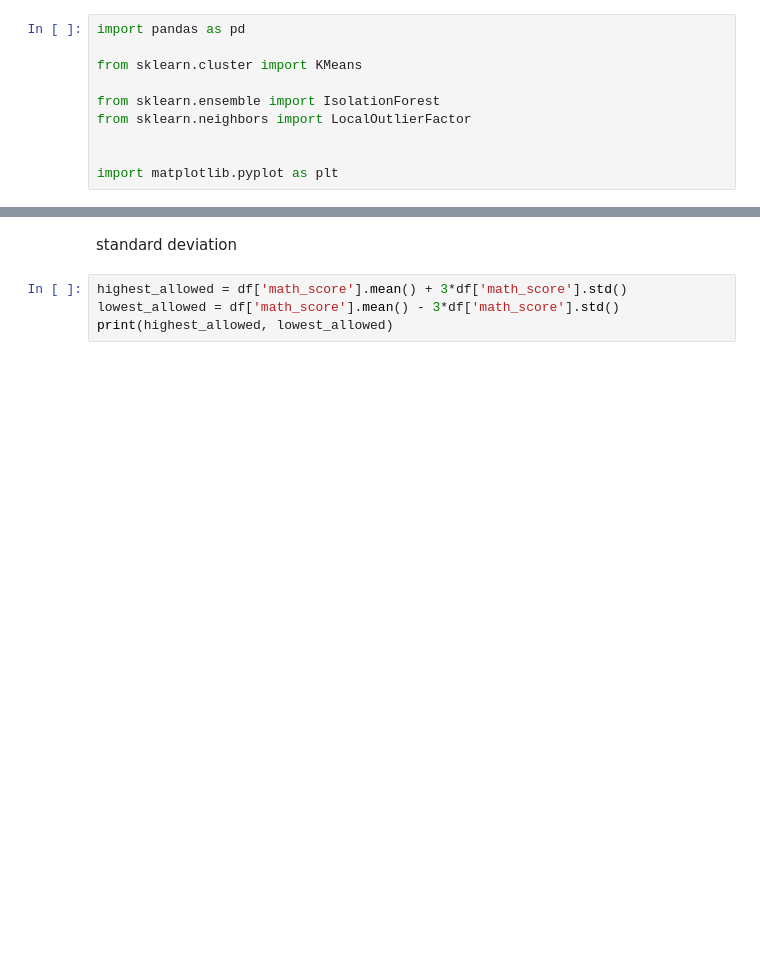
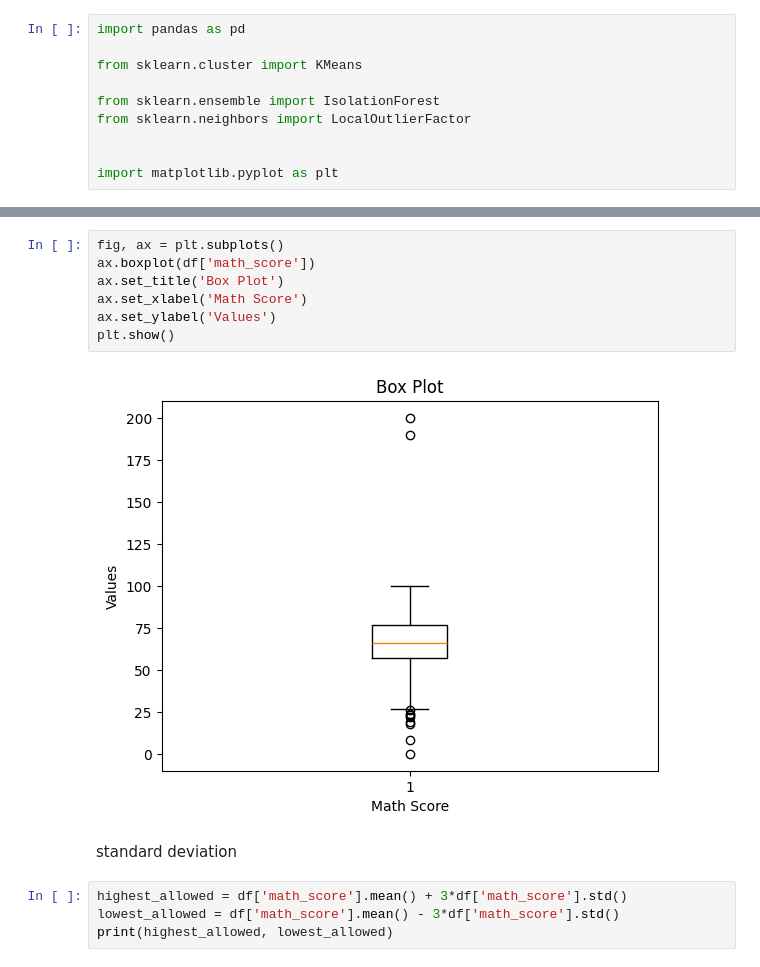
Before and after one commit to yakinamaharjan/trainee, a Jupyter notebook: notes/8.outliers.ipynb, the cells around one changed output, grey strips where cells are left out. Cells and saved outputs as stored; diff of their text form; blank space fills up the shorter version.

```diff
--- a/notes/8.outliers.ipynb
+++ b/notes/8.outliers.ipynb
@@ -19,6 +19,15 @@ df.head()
 | 2 | female | group B | master's degree | standard | none | 90 | ... |
 | 3 | male | group A | associate's degree | free/reduced | none | 47 | ... |
 | 4 | male | group C | some college | standard | none | 200 | ... |
+# %%
+fig, ax = plt.subplots()
+ax.boxplot(df['math_score'])
+ax.set_title('Box Plot')
+ax.set_xlabel('Math Score')
+ax.set_ylabel('Values')
+plt.show()
+# %% [output]
+[figure, added]
 # %% [markdown]
 standard deviation
 # %%
```
Also changed, not shown: 3 other files.
